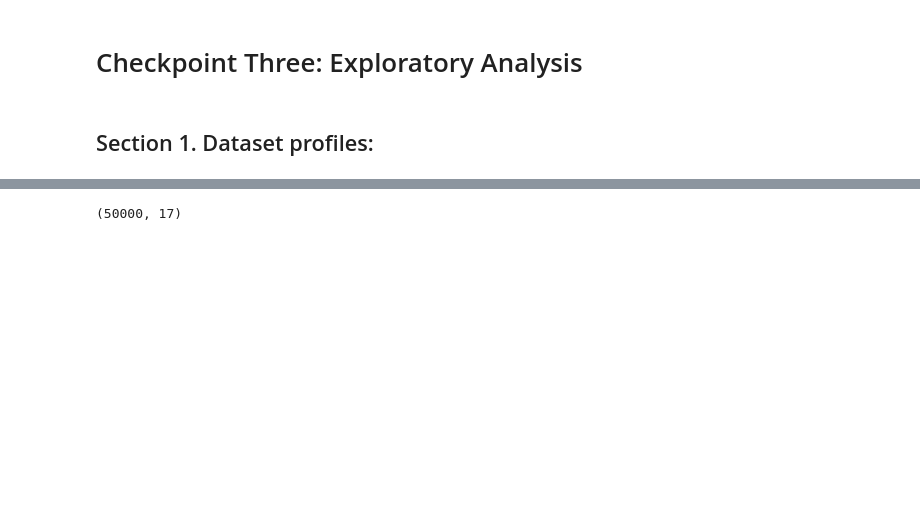
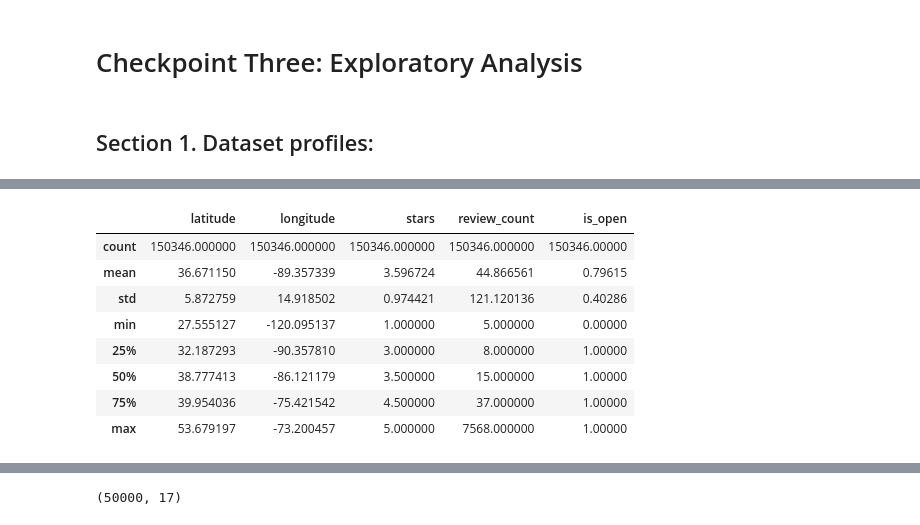
Before and after one commit to IrfanOzmen/CS418_Economic_Trajectories_Group, a Jupyter notebook: EDA_Checkpoint/eda.ipynb, the cells around one changed output, grey strips where cells are left out. Saved outputs shown, nothing was run; the diff lists cells and outputs as text; code cells hidden in the pictures; blank space fills up the shorter version.

Commit message:
what stands out and anomalies for Yelp Business Data

```diff
--- a/EDA_Checkpoint/eda.ipynb
+++ b/EDA_Checkpoint/eda.ipynb
@@ -72,0 +117,13 @@ business_licenses = pd.read_csv(
+# %%
+#Summary Statisctics
+yelp_business.describe()
+# %% [output]
+|  | latitude | longitude | stars | review_count | is_open |
+| count | 150346.000000 | 150346.000000 | 150346.000000 | 150346.000000 | 150346.00000 |
+| mean | 36.671150 | -89.357339 | 3.596724 | 44.866561 | 0.79615 |
+| std | 5.872759 | 14.918502 | 0.974421 | 121.120136 | 0.40286 |
+| min | 27.555127 | -120.095137 | 1.000000 | 5.000000 | 0.00000 |
+| 25% | 32.187293 | -90.357810 | 3.000000 | 8.000000 | 1.00000 |
+| 50% | 38.777413 | -86.121179 | 3.500000 | 15.000000 | 1.00000 |
+| 75% | 39.954036 | -75.421542 | 4.500000 | 37.000000 | 1.00000 |
+| max | 53.679197 | -73.200457 | 5.000000 | 7568.000000 | 1.00000 |
```
Also changed, not shown: parts of 8 cells of this notebook.
